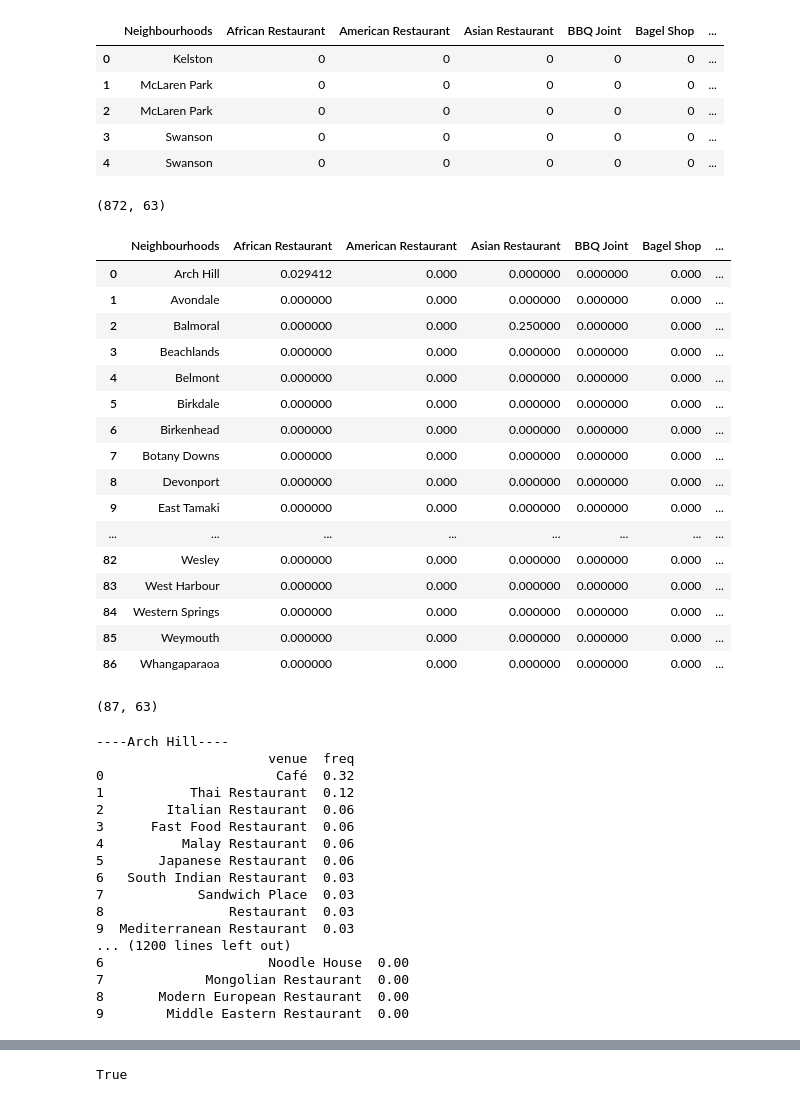
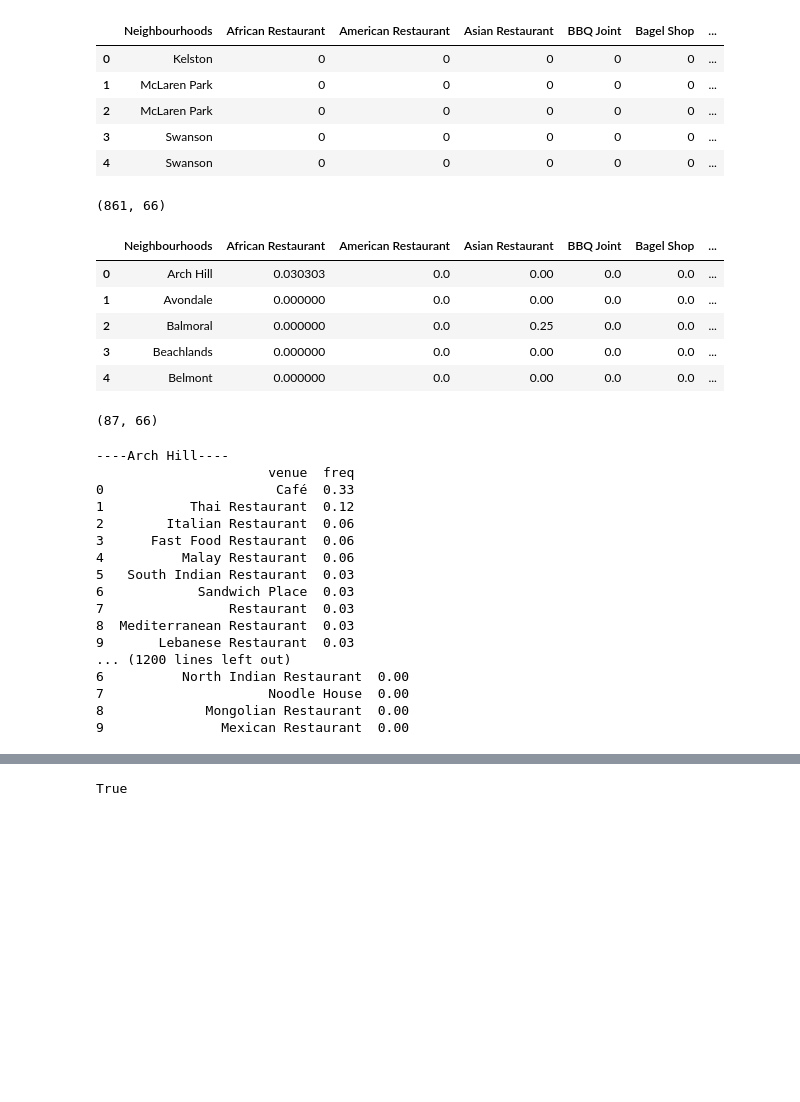
Before and after one commit to HilaryNZ/The-Battle-of-Neighborhoods-Capstone-Project, a Jupyter notebook: New Indian Restaurant in Auckland.ipynb, the cells around one changed output, grey strips where cells are left out. Drawn from its saved outputs; the diff is of its cells as text; code cells hidden in the pictures; blank space fills up the shorter version.

```diff
--- a/New Indian Restaurant in Auckland.ipynb
+++ b/New Indian Restaurant in Auckland.ipynb
@@ -165,8 +155,8 @@ AKL_Geodata3 = pd.concat([AKL_geoSplit2, AKL_geoSplit3], axis=0, ignore_index=Tr
 AKL_Geodata3.columns = ['PostCode', 'Latitude', 'Longitude']
 AKL_Geodata4 = AKL_Geodata3.drop(['Latitude', 'Longitude'], axis=1)
 AKL_LatLog = pd.concat([AKL_Geodata4, AKL_Geodata2], axis=1, sort=False)
-AKL_merge = pd.merge(AKL_dfDrop,AKL_LatLog, on = 'PostCode')
-AKL_merge.head()
+AKL_df = pd.merge(AKL_dfDrop,AKL_LatLog, on = 'PostCode')
+C.head()
 # %% [output]
 |  | Neighbourhoods | PostCode | Latitude | Longitude |
 | 0 | Blockhouse Bay | 0600 | -36.918 | 174.700 |
@@ -202,0 +196,18 @@ Postcodes associated with geolocations were acquired by using the centroid for e
+# %%
+# create map of Auckland using latitude and longitude values
+map_AKL = folium.Map(location=[latitude, longitude], zoom_start=10)
+
+# add markers to map
+for lat, lng, PostCode in zip(AKL_df['Latitude'], AKL_df['Longitude'], AKL_df['PostCode']):
+    label = '{}'.format(PostCode)
+    label = folium.Popup(label, parse_html=True)
+    folium.CircleMarker(
+        [lat, lng],
+        popup=label,
+        color='blue',
+        fill=True,
+        fill_color='#3186cc',
+        fill_opacity=0.7,
+        parse_html=False).add_to(map_AKL)
+
+map_AKL
@@ -202,0 +323,5 @@ Postcodes associated with geolocations were acquired by using the centroid for e
+# %%
+AKL_venues = getNearbyVenues(names=AKL_df['Neighbourhoods'],
+                                   latitudes=AKL_df['Latitude'],
+                                   longitudes=AKL_df['Longitude']
+                                  )
@@ -459,5 +534,0 @@ def getNearbyVenues(names, latitudes, longitudes, radius=500, LIMIT = 50):
-# %%
-AKL_venues = getNearbyVenues(names=AKL_merge['Neighbourhoods'],
-                                   latitudes=AKL_merge['Latitude'],
-                                   longitudes=AKL_merge['Longitude']
-                                  )
@@ -557,33 +569,23 @@ AKL_onehot.head()
 # %%
 AKL_onehot.shape
 # %% [output]
-(872, 63)
+(861, 66)
 # %%
 AKL_grouped = AKL_onehot.groupby('Neighbourhoods').mean().reset_index()
-AKL_grouped
+AKL_grouped.head()
 # %% [output]
 |  | Neighbourhoods | African Restaurant | American Restaurant | Asian Restaurant | BBQ Joint | Bagel Shop | ... |
-| 0 | Arch Hill | 0.029412 | 0.000 | 0.000000 | 0.000000 | 0.000 | ... |
-| 1 | Avondale | 0.000000 | 0.000 | 0.000000 | 0.000000 | 0.000 | ... |
-| 2 | Balmoral | 0.000000 | 0.000 | 0.250000 | 0.000000 | 0.000 | ... |
-| 3 | Beachlands | 0.000000 | 0.000 | 0.000000 | 0.000000 | 0.000 | ... |
-| 4 | Belmont | 0.000000 | 0.000 | 0.000000 | 0.000000 | 0.000 | ... |
-| 5 | Birkdale | 0.000000 | 0.000 | 0.000000 | 0.000000 | 0.000 | ... |
-| 6 | Birkenhead | 0.000000 | 0.000 | 0.000000 | 0.000000 | 0.000 | ... |
-| 7 | Botany Downs | 0.000000 | 0.000 | 0.000000 | 0.000000 | 0.000 | ... |
-| 8 | Devonport | 0.000000 | 0.000 | 0.000000 | 0.000000 | 0.000 | ... |
-| 9 | East Tamaki | 0.000000 | 0.000 | 0.000000 | 0.000000 | 0.000 | ... |
-| ... | ... | ... | ... | ... | ... | ... | ... |
-| 82 | Wesley | 0.000000 | 0.000 | 0.000000 | 0.000000 | 0.000 | ... |
-| 83 | West Harbour | 0.000000 | 0.000 | 0.000000 | 0.000000 | 0.000 | ... |
-| 84 | Western Springs | 0.000000 | 0.000 | 0.000000 | 0.000000 | 0.000 | ... |
-| 85 | Weymouth | 0.000000 | 0.000 | 0.000000 | 0.000000 | 0.000 | ... |
-| 86 | Whangaparaoa | 0.000000 | 0.000 | 0.000000 | 0.000000 | 0.000 | ... |
+| 0 | Arch Hill | 0.030303 | 0.0 | 0.00 | 0.0 | 0.0 | ... |
+| 1 | Avondale | 0.000000 | 0.0 | 0.00 | 0.0 | 0.0 | ... |
+| 2 | Balmoral | 0.000000 | 0.0 | 0.25 | 0.0 | 0.0 | ... |
+| 3 | Beachlands | 0.000000 | 0.0 | 0.00 | 0.0 | 0.0 | ... |
+| 4 | Belmont | 0.000000 | 0.0 | 0.00 | 0.0 | 0.0 | ... |
 # %%
 AKL_grouped.shape
 # %% [output]
-(87, 63)
+(87, 66)
 # %%
+# Frequency of top 10 venues in each neighbourhood
 num_top_venues = 10
 
 for hood in AKL_grouped['Neighbourhoods']:
@@ -598,19 +600,19 @@ for hood in AKL_grouped['Neighbourhoods']:
 # %% [output]
 ----Arch Hill----
                       venue  freq
-0                      Café  0.32
+0                      Café  0.33
 1           Thai Restaurant  0.12
 2        Italian Restaurant  0.06
 3      Fast Food Restaurant  0.06
 4          Malay Restaurant  0.06
-5       Japanese Restaurant  0.06
-6   South Indian Restaurant  0.03
-7            Sandwich Place  0.03
-8                Restaurant  0.03
-9  Mediterranean Restaurant  0.03
+5   South Indian Restaurant  0.03
+6            Sandwich Place  0.03
+7                Restaurant  0.03
+8  Mediterranean Restaurant  0.03
+9       Lebanese Restaurant  0.03
 ... (1200 lines left out)
-6                     Noodle House  0.00
-7             Mongolian Restaurant  0.00
-8       Modern European Restaurant  0.00
-9        Middle Eastern Restaurant  0.00
+6          North Indian Restaurant  0.00
+7                     Noodle House  0.00
+8             Mongolian Restaurant  0.00
+9               Mexican Restaurant  0.00
 # %% [markdown]
```
Also changed, not shown: parts of 77 cells of this notebook.
